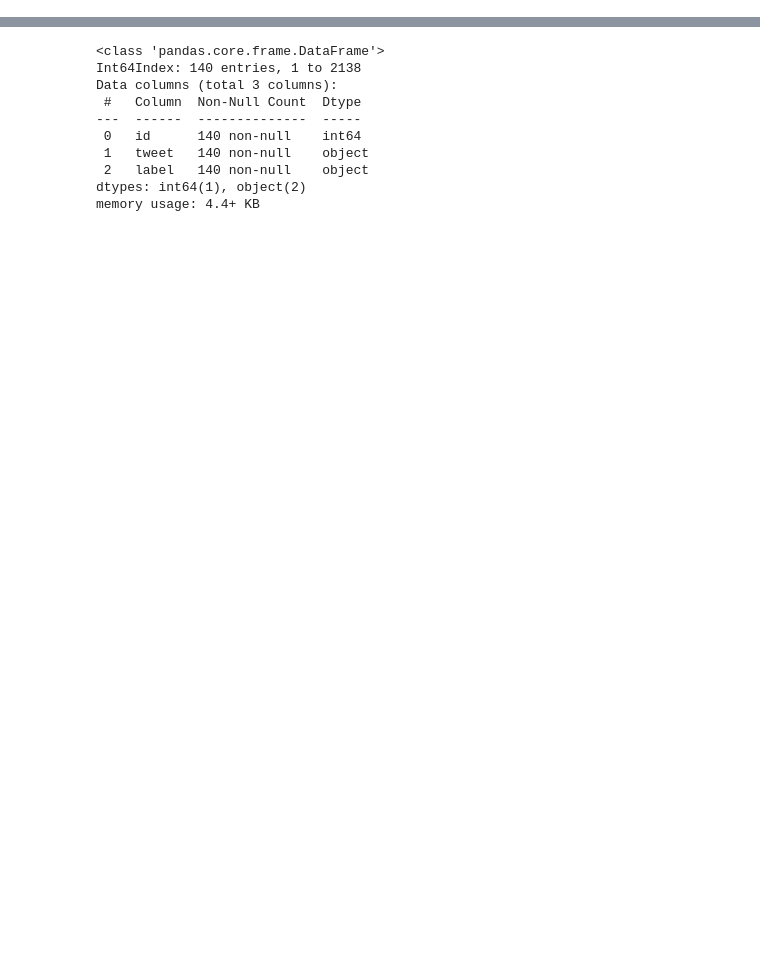
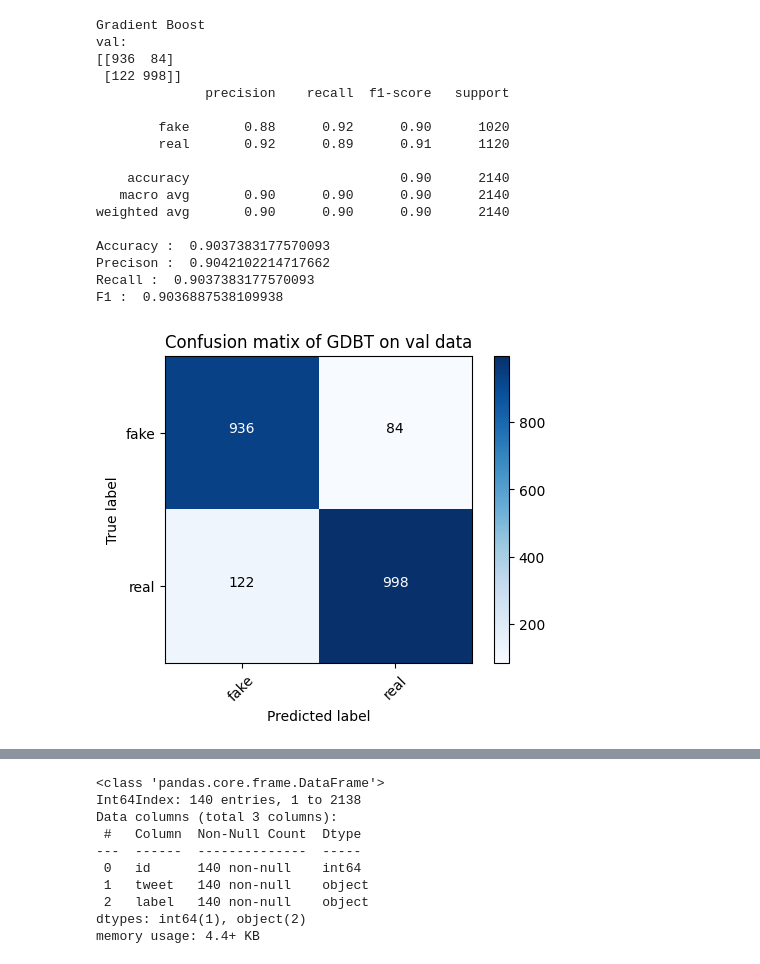
Before and after one commit to Karlis00/covid19-fake-news-detector, a Jupyter notebook: ml_baseline.ipynb, the cells around one changed output, grey strips where cells are left out. Drawn from its saved outputs; the diff is of its cells as text; code cells hidden in the pictures; blank space fills up the shorter version.

Commit message:
Experiment in changing the hyperparameters of GradientBoostingClassifier()

```diff
--- a/ml_baseline.ipynb
+++ b/ml_baseline.ipynb
@@ -261,3 +303,37 @@ F1 :  0.8677162619801289
+# %%
+# Carried out the experiments in finding the best hyperparameter of GradientBoostingClassifier() to modify the model
+pipeline = Pipeline([
+        ('bow', CountVectorizer()),
+        ('tfidf', TfidfTransformer()),
+        ('c', GradientBoostingClassifier(learning_rate=0.5, n_estimators=200, subsample=0.8, min_samples_split=10, max_depth=7))
+    ])
+fit = pipeline.fit(train['tweet'],train['label'])
+print('Gradient Boost')
+print ('val:')
+pred=pipeline.predict(val['tweet'])
+
+print_metrices(pred,val['label'])
+plot_confusion_matrix(confusion_matrix(val['label'],pred),target_names=['fake','real'], normalize = False, \
+                      title = 'Confusion matix of GDBT on val data')
+# %% [output]
+Gradient Boost
+val:
+[[936  84]
+ [122 998]]
+              precision    recall  f1-score   support
+
+        fake       0.88      0.92      0.90      1020
+        real       0.92      0.89      0.91      1120
+
+    accuracy                           0.90      2140
+   macro avg       0.90      0.90      0.90      2140
+weighted avg       0.90      0.90      0.90      2140
+
+Accuracy :  0.9037383177570093
+Precison :  0.9042102214717662
+Recall :  0.9037383177570093
+F1 :  0.9036887538109938
+[figure, added]
 # %%
 #minor variations in finla results due to randomness
 pipeline = Pipeline([
```
Also changed, not shown: parts of 7 cells of this notebook.
